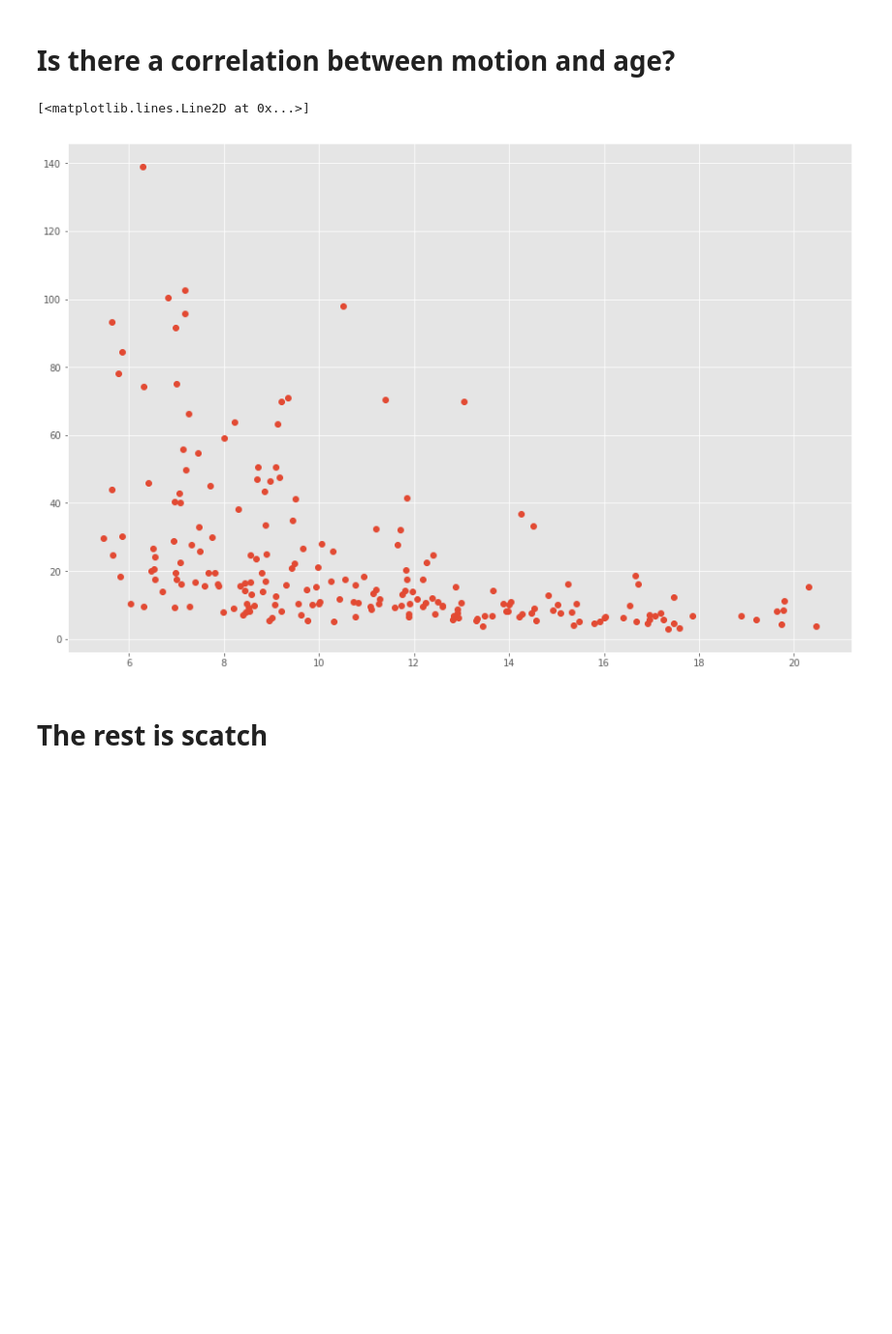
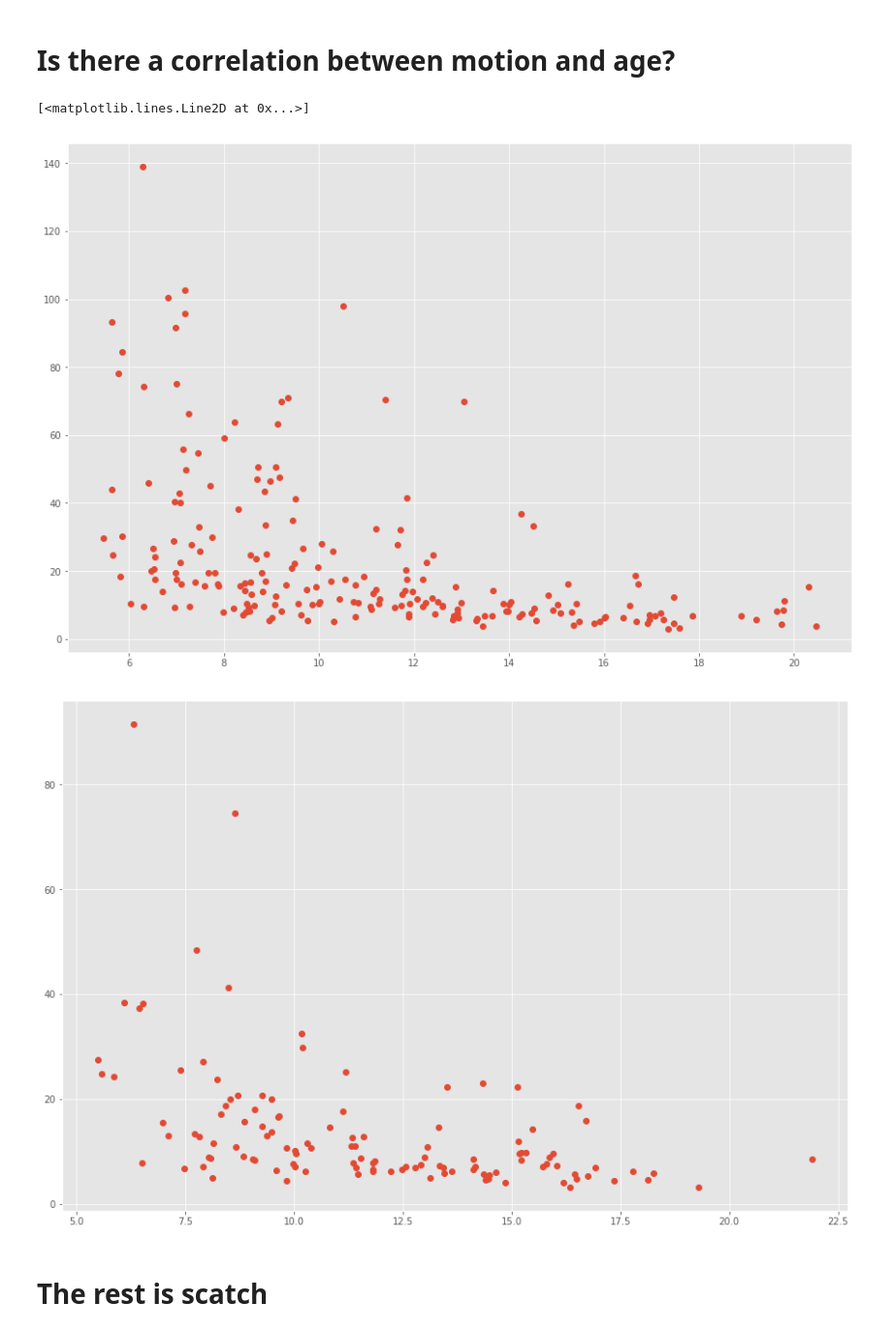
Before and after one commit to engfranco/vnav_paper, a Jupyter notebook: age_cortical_thickness/age_effect.ipynb, the cells around one changed output. Shown at 97% size. Cells and saved outputs as stored; diff of their text form; code cells hidden in the pictures; blank space fills up the shorter version.

```diff
--- a/age_cortical_thickness/age_effect.ipynb
+++ b/age_cortical_thickness/age_effect.ipynb
@@ -339,15 +339,17 @@ plt.savefig("linfit_females.png", transparent=False, dpi=120)
 # %%
 # Need to get the mean motion across rest1, peer1, rest2 movieDM peer3 and movieTB
 
+age = np.array(all_male['Age'])
 fig = plt.figure(figsize=(15, 10))
 plt.plot(age,all_male['Mean_all'].values, 'o')
 
-
+age = np.array(all_female['Age'])
 fig = plt.figure(figsize=(15, 10))
-plt.plot(age,all_male['Mean_all'].values, 'o')
+plt.plot(age,all_female['Mean_all'].values, 'o')
 # %% [output]
 [<matplotlib.lines.Line2D at 0x...>]
 [figure]
+[figure, added]
 # %% [markdown]
 # The rest is scatch
 # %%
```
